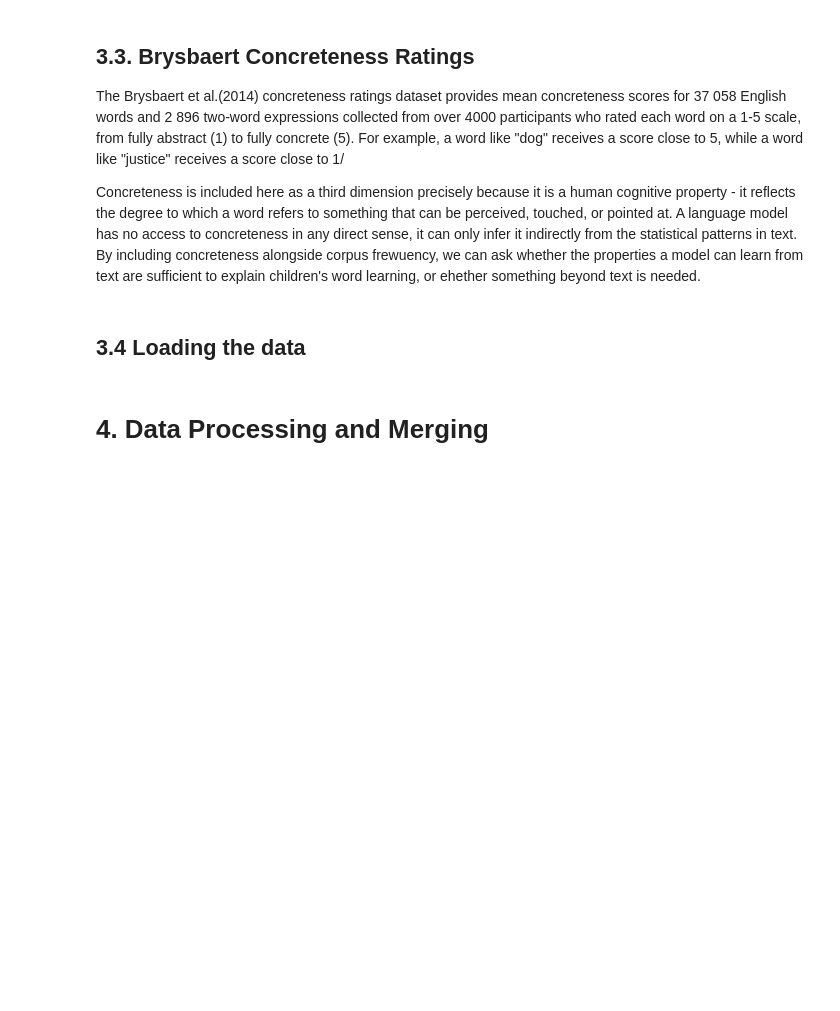
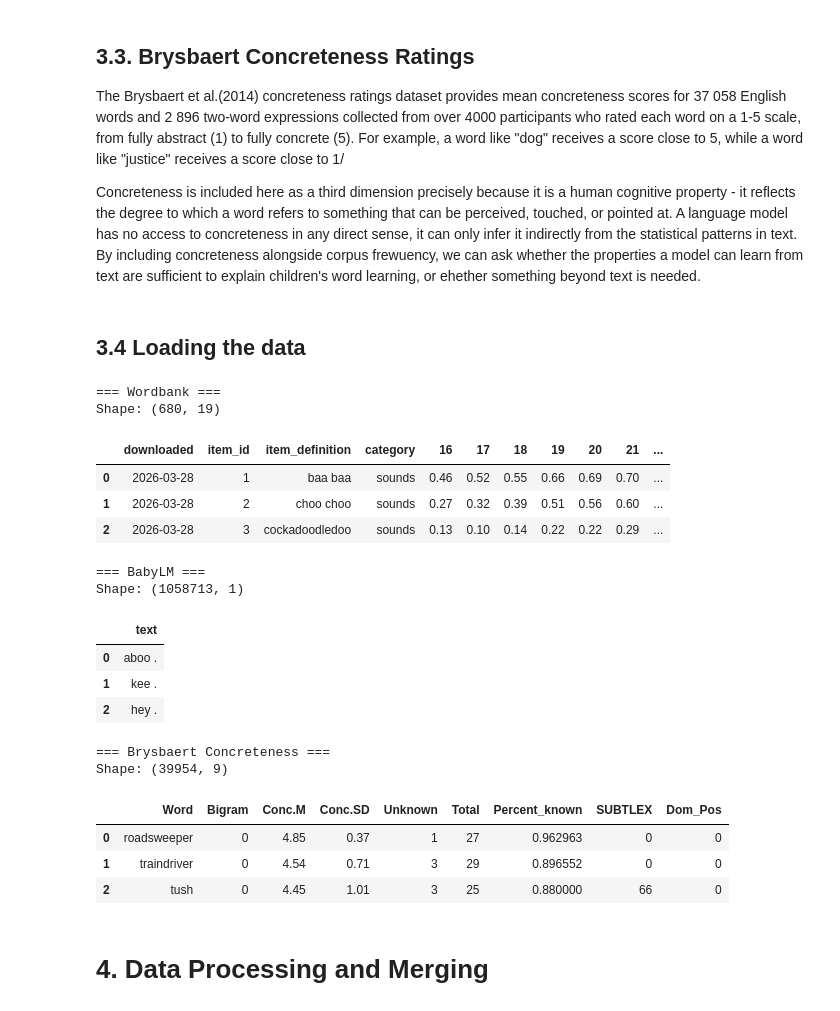
Before and after one commit to Slavena1/Softuni-Data-Science-Final-Project, a Jupyter notebook: SlavenaDataScienceProject.ipynb, the cells around one changed output. Saved outputs shown, nothing was run; the diff lists cells and outputs as text; code cells hidden in the pictures; blank space fills up the shorter version.

```diff
--- a/SlavenaDataScienceProject.ipynb
+++ b/SlavenaDataScienceProject.ipynb
@@ -49,5 +58,43 @@ The Brysbaert et al.(2014) concreteness ratings dataset provides mean concretene
 Concreteness is included here as a third dimension precisely because it is a human cognitive property - it reflects the degree to which a word refers to something that can be perceived, touched, or pointed at. A language model has no access to concreteness in any direct sense, it can only infer it indirectly from the statistical patterns in text. By including concreteness alongside corpus frewuency, we can ask whether the properties a model can learn from text are sufficient to explain children's word learning, or ehether something beyond text is needed.
 # %% [markdown]
 ## 3.4 Loading the data
+# %%
+project_dir = os.path.expanduser('~/Desktop/Softuni-Data-Science-Final-Project')
+
+# Loading the three datasets
+df_wordbank  = pd.read_csv(os.path.join(project_dir, 'wordbank_item_data.csv'))
+df_babylm    = pd.read_csv(os.path.join(project_dir, 'babylm_10M.csv'))
+df_concrete  = pd.read_excel(os.path.join(project_dir, 'Concreteness_ratings_Brysbaert_et_al_BRM.xlsx'))
+
+print("=== Wordbank ===")
+print(f"Shape: {df_wordbank.shape}")
+display(df_wordbank.head(3))
+
+print("\n=== BabyLM ===")
+print(f"Shape: {df_babylm.shape}")
+display(df_babylm.head(3))
+
+print("\n=== Brysbaert Concreteness ===")
+print(f"Shape: {df_concrete.shape}")
+display(df_concrete.head(3))
+# %% [output]
+=== Wordbank ===
+Shape: (680, 19)
+|  | downloaded | item_id | item_definition | category | 16 | 17 | 18 | 19 | 20 | 21 | ... |
+| 0 | 2026-03-28 | 1 | baa baa | sounds | 0.46 | 0.52 | 0.55 | 0.66 | 0.69 | 0.70 | ... |
+| 1 | 2026-03-28 | 2 | choo choo | sounds | 0.27 | 0.32 | 0.39 | 0.51 | 0.56 | 0.60 | ... |
+| 2 | 2026-03-28 | 3 | cockadoodledoo | sounds | 0.13 | 0.10 | 0.14 | 0.22 | 0.22 | 0.29 | ... |
+=== BabyLM ===
+Shape: (1058713, 1)
+|  | text |
+| 0 | aboo . |
+| 1 | kee . |
+| 2 | hey . |
+=== Brysbaert Concreteness ===
+Shape: (39954, 9)
+|  | Word | Bigram | Conc.M | Conc.SD | Unknown | Total | Percent_known | SUBTLEX | Dom_Pos |
+| 0 | roadsweeper | 0 | 4.85 | 0.37 | 1 | 27 | 0.962963 | 0 | 0 |
+| 1 | traindriver | 0 | 4.54 | 0.71 | 3 | 29 | 0.896552 | 0 | 0 |
+| 2 | tush | 0 | 4.45 | 1.01 | 3 | 25 | 0.880000 | 66 | 0 |
 # %% [markdown]
 # 4. Data Processing and Merging
```
Also changed, not shown: parts of 10 cells of this notebook.
